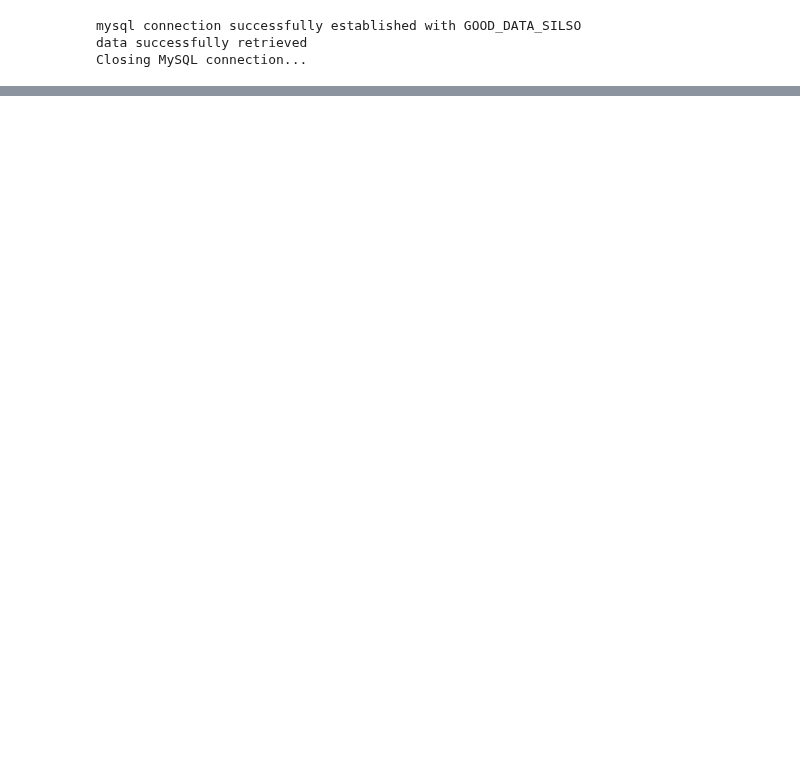
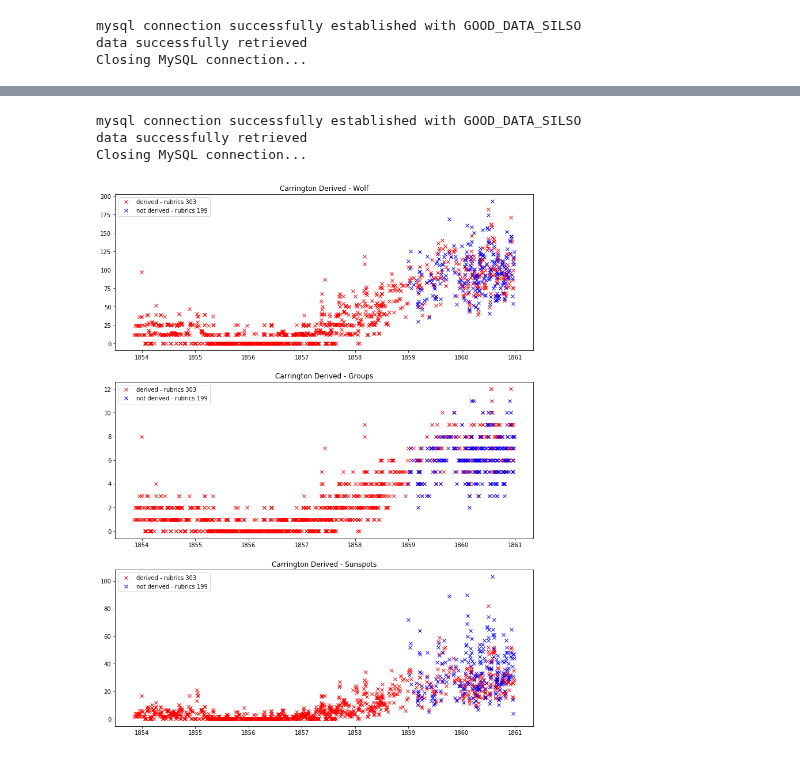
Before and after one commit to dcxSt/DATA_SILSO_HISTO_search, a Jupyter notebook: carrington_investigation_wolf.ipynb, the cells around one changed output, grey strips where cells are left out. Cells and saved outputs as stored; diff of their text form; code cells hidden in the pictures; blank space fills up the shorter version.

```diff
--- a/carrington_investigation_wolf.ipynb
+++ b/carrington_investigation_wolf.ipynb
@@ -187,0 +133,76 @@ covariance matrix:
+# %%
+# get carrington's data afresh (all of it!)
+# message to future person: if these do not load, look in pickles folder for the dictionaries, I pickled them
+carrington303_dic,carrington199_dic = graphs_helper.get_full_carrington_dictionaries()
+
+# pickle it for future use
+f = open("carrington303_dic_full.pickle","wb")
+pickle.dump(carrington303_dic,f)
+f.close()
+f = open("carrington199_dic_full.pickle","wb")
+pickle.dump(carrington199_dic,f)
+f.close()
+
+# from the groups and the penumbras
+date,g,f=[],[],[]
+for d in carrington303_dic:
+    g.append(carrington303_dic[d][0])
+    f.append(carrington303_dic[d][1])
+    date.append(d)
+for i in range(len(g)):
+    if g[i]==None:
+        g[i]=0
+    if f[i]==None:
+        f[i]=0
+
+# create the wolf numbers for all of carrington's rubrics 303
+wolf = r2(gf=[g,f],a=1.2111109306343617,b=0.007682607312442986)
+wolf = graphs_helper.round_to_int(wolf)
+sunspots = graphs_helper.get_sunspots(g,wolf)
+
+carrington_303_derived_dic = {}
+for i in range(len(date)):
+    carrington_303_derived_dic[date[i]]=[g[i],sunspots[i],wolf[i]]
+# %% [output]
+mysql connection successfully established with GOOD_DATA_SILSO
+data successfully retrieved
+Closing MySQL connection...
+# %%
+dates303,groups303,sunspots303,wolf303=[],[],[],[]
+for date in carrington_303_derived_dic:
+    dates303.append(date)
+    groups303.append(carrington_303_derived_dic[date][0])
+    sunspots303.append(carrington_303_derived_dic[date][1])
+    wolf303.append(carrington_303_derived_dic[date][2])
+
+dates199,groups199,sunspots199,wolf199=[],[],[],[]
+for date in carrington199_dic:
+    dates199.append(date)
+    groups199.append(carrington199_dic[date][0])
+    sunspots199.append(carrington199_dic[date][1])
+    wolf199.append(carrington199_dic[date][2])
+
+plt.figure(figsize=(13,17))
+
+plt.subplot(311)
+plt.title("Carrington Derived - Wolf")
+plt.plot(dates303,wolf303,"rx",label="derived - rubrics 303")
+plt.plot(dates199,wolf199,"bx",label="not derived - rubrics 199")
+plt.legend()
+
+plt.subplot(312)
+plt.title("Carrington Derived - Groups")
+plt.plot(dates303,groups303,"rx",label="derived - rubrics 303")
+plt.plot(dates199,groups199,"bx",label="not derived - rubrics 199")
+plt.legend()
+
+plt.subplot(313)
+plt.title("Carrington Derived - Sunspots")
+plt.plot(dates303,sunspots303,"rx",label="derived - rubrics 303")
+plt.plot(dates199,sunspots199,"bx",label="not derived - rubrics 199")
+plt.legend()
+
+plt.savefig("carrington_derived.png")
+plt.show()
+# %% [output]
+[figure, added]
```
Also changed, not shown: parts of 4 cells of this notebook, 12 other files.
